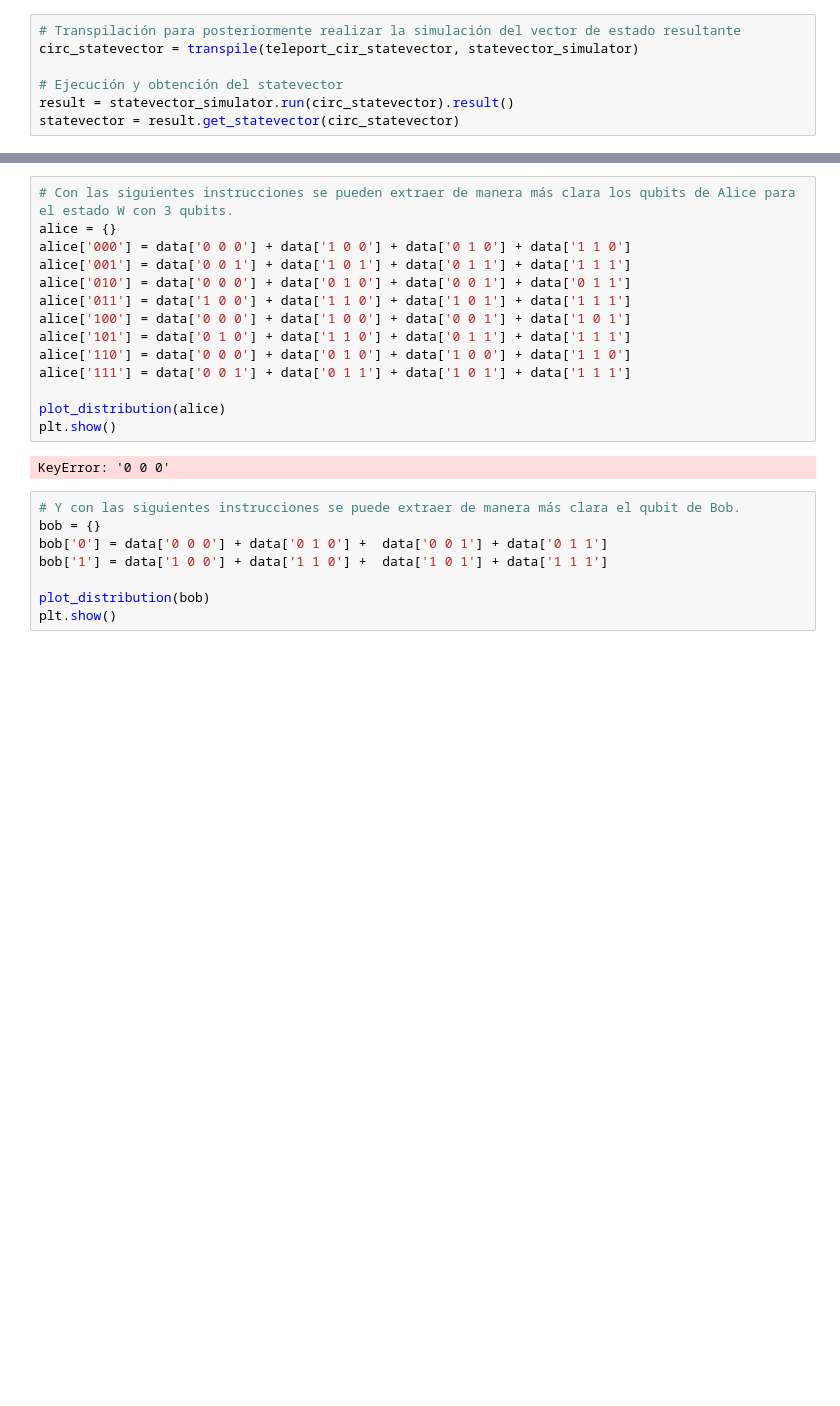
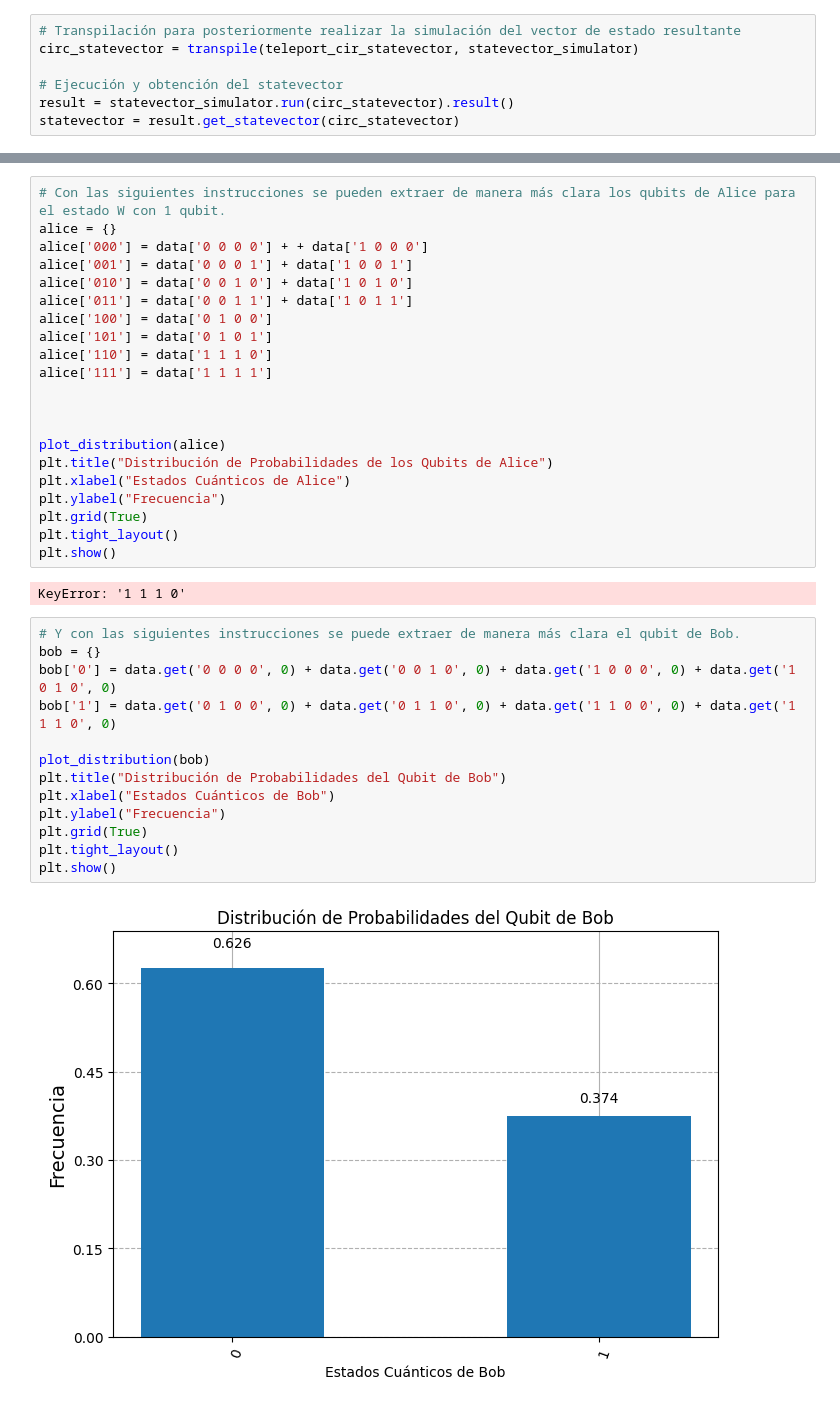
Before and after one commit to Cristian-David-Araujo/quantum_computer, a Jupyter notebook: P3/2_Teletransportacion_Cuantica_2025_Qiskit2.0.ipynb, the cells around one changed output, grey strips where cells are left out. Drawn from its saved outputs; the diff is of its cells as text; blank space fills up the shorter version.

```diff
--- a/P3/2_Teletransportacion_Cuantica_2025_Qiskit2.0.ipynb
+++ b/P3/2_Teletransportacion_Cuantica_2025_Qiskit2.0.ipynb
@@ -202,27 +198,41 @@ plt.show()
 # %%
-# Con las siguientes instrucciones se pueden extraer de manera más clara los qubits de Alice para el estado W con 3 qubits.
+# Con las siguientes instrucciones se pueden extraer de manera más clara los qubits de Alice para el estado W con 1 qubit.
 alice = {}
-alice['000'] = data['0 0 0'] + data['1 0 0'] + data['0 1 0'] + data['1 1 0']
-alice['001'] = data['0 0 1'] + data['1 0 1'] + data['0 1 1'] + data['1 1 1']
-alice['010'] = data['0 0 0'] + data['0 1 0'] + data['0 0 1'] + data['0 1 1']
-alice['011'] = data['1 0 0'] + data['1 1 0'] + data['1 0 1'] + data['1 1 1']
-alice['100'] = data['0 0 0'] + data['1 0 0'] + data['0 0 1'] + data['1 0 1']
-alice['101'] = data['0 1 0'] + data['1 1 0'] + data['0 1 1'] + data['1 1 1']
-alice['110'] = data['0 0 0'] + data['0 1 0'] + data['1 0 0'] + data['1 1 0']
-alice['111'] = data['0 0 1'] + data['0 1 1'] + data['1 0 1'] + data['1 1 1']
+alice['000'] = data['0 0 0 0'] + + data['1 0 0 0']
+alice['001'] = data['0 0 0 1'] + data['1 0 0 1']
+alice['010'] = data['0 0 1 0'] + data['1 0 1 0']
+alice['011'] = data['0 0 1 1'] + data['1 0 1 1']
+alice['100'] = data['0 1 0 0']
+alice['101'] = data['0 1 0 1']
+alice['110'] = data['1 1 1 0']
+alice['111'] = data['1 1 1 1']
+
+
 
 plot_distribution(alice)
+plt.title("Distribución de Probabilidades de los Qubits de Alice")
+plt.xlabel("Estados Cuánticos de Alice")
+plt.ylabel("Frecuencia")
+plt.grid(True)
+plt.tight_layout()
 plt.show()
 # %% [output]
-KeyError: '0 0 0'
+KeyError: '1 1 1 0'
 # %%
 # Y con las siguientes instrucciones se puede extraer de manera más clara el qubit de Bob.
 bob = {}
-bob['0'] = data['0 0 0'] + data['0 1 0'] +  data['0 0 1'] + data['0 1 1']
-bob['1'] = data['1 0 0'] + data['1 1 0'] +  data['1 0 1'] + data['1 1 1']
+bob['0'] = data.get('0 0 0 0', 0) + data.get('0 0 1 0', 0) + data.get('1 0 0 0', 0) + data.get('1 0 1 0', 0)
+bob['1'] = data.get('0 1 0 0', 0) + data.get('0 1 1 0', 0) + data.get('1 1 0 0', 0) + data.get('1 1 1 0', 0)
 
 plot_distribution(bob)
+plt.title("Distribución de Probabilidades del Qubit de Bob")
+plt.xlabel("Estados Cuánticos de Bob")
+plt.ylabel("Frecuencia")
+plt.grid(True)
+plt.tight_layout()
 plt.show()
+# %% [output]
+[figure, added]
 # %%
 from qiskit import __version__ as qiskit_version
 from qiskit_aer import __version__ as aer_version
```
Also changed, not shown: parts of 9 cells of this notebook, 1 other file.
